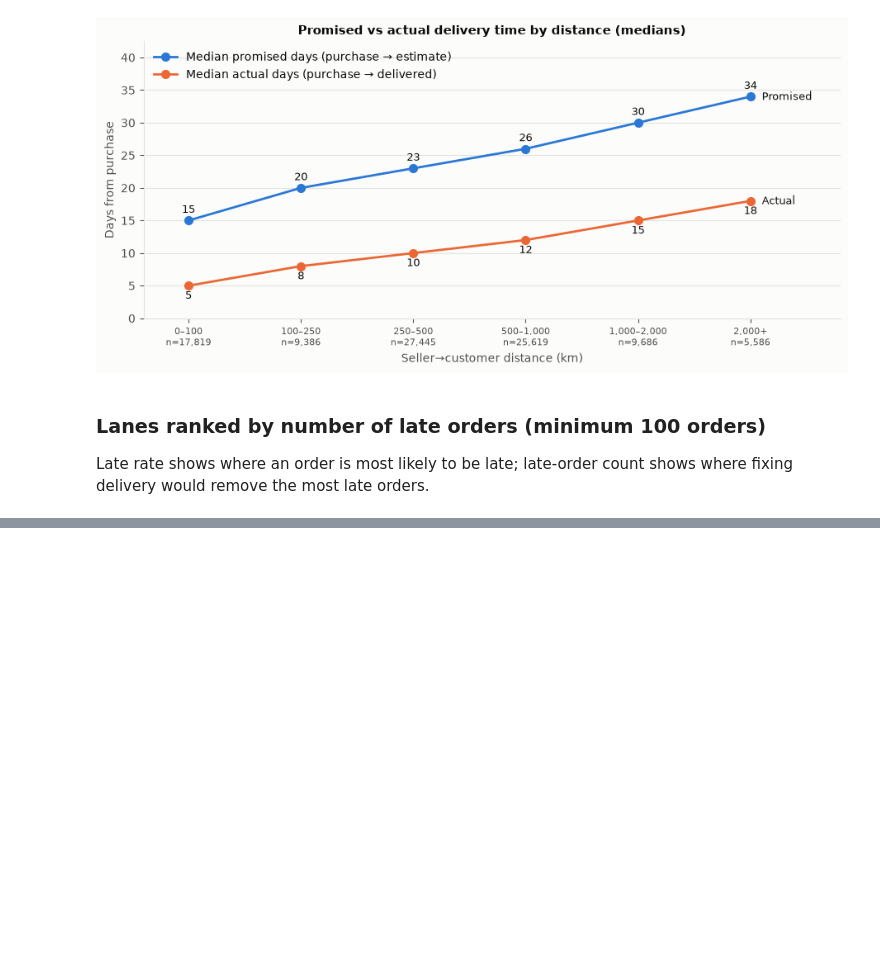
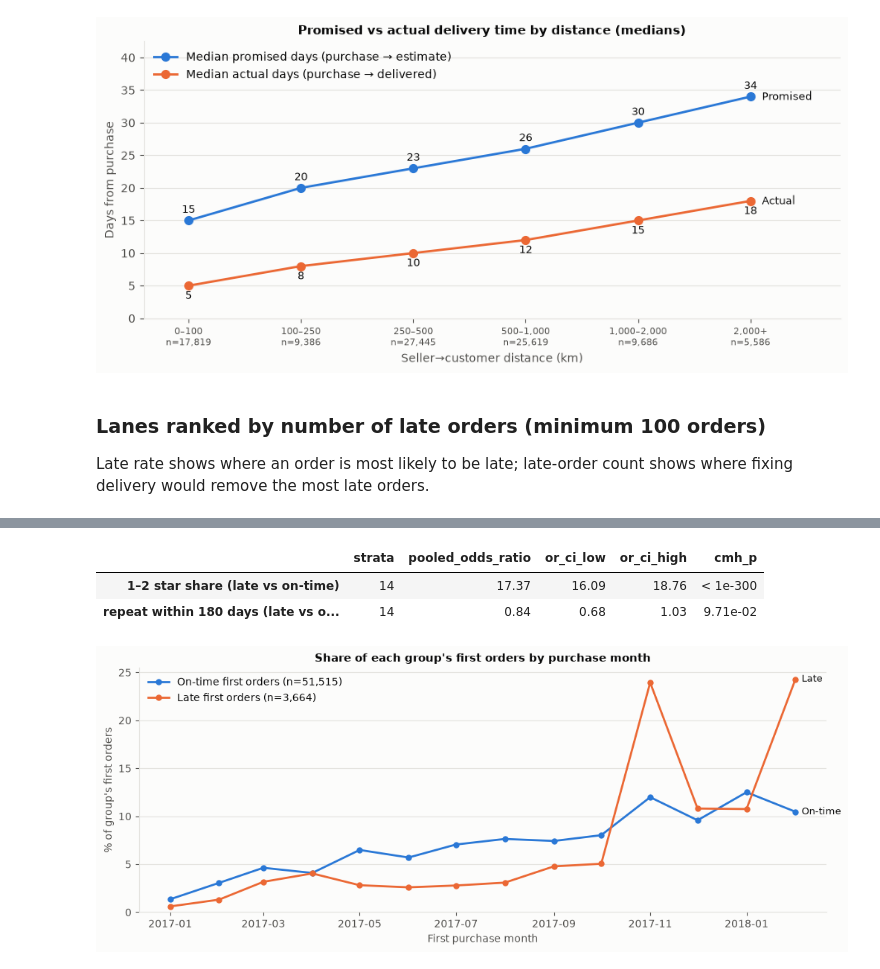
Before and after one commit to DevarshiDave1120-cmd/olist-marketplace-operations-analytics, a Jupyter notebook: notebooks/olist_analysis.ipynb, the cells around one changed output, grey strips where cells are left out. Saved outputs shown, nothing was run; the diff lists cells and outputs as text; code cells hidden in the pictures; blank space fills up the shorter version.

Commit message:
Step 6b: review impact of late first orders
Co-Authored-By: Claude Opus 5.5 <noreply@anthropic.com>

```diff
--- a/notebooks/olist_analysis.ipynb
+++ b/notebooks/olist_analysis.ipynb
@@ -287,0 +381,14 @@ by_count.style.format({"order_count": "{:,}", "late_count": "{:,}", "late_rate":
+# %%
+ct = pd.crosstab(ri.first_purchase_month.dt.strftime("%Y-%m"), ri.is_late)
+chi2, chi_p, dof, _ = stats.chi2_contingency(ct)
+cramers_v = np.sqrt(chi2 / (ct.values.sum() * (min(ct.shape) - 1)))
+print(f"chi-square = {chi2:,.1f}, dof = {dof}, p {'< 1e-300' if chi_p == 0 else f'= {chi_p:.2e}'}, "
+      f"Cramér's V = {cramers_v:.3f}")
+
+mix = pd.DataFrame({
+    "on-time orders": ct[False], "late orders": ct[True],
+    "share of on-time": ct[False] / ct[False].sum(), "share of late": ct[True] / ct[True].sum(),
+    "late rate in month": ct[True] / ct.sum(axis=1)})
+mix.index.name = "first purchase month"
+mix.style.format({"on-time orders": "{:,}", "late orders": "{:,}", "share of on-time": "{:.1%}",
+                  "share of late": "{:.1%}", "late rate in month": "{:.1%}"})
@@ -288,3 +413,46 @@ by_count.style.format({"order_count": "{:,}", "late_count": "{:,}", "late_rate":
+# %%
+def cmh(success, group, strata):
+    tables = []
+    for _, g in pd.DataFrame({"y": success, "g": group, "s": strata}).groupby("s"):
+        t = np.array([[((g.g) & (g.y)).sum(), ((g.g) & (~g.y)).sum()],
+                      [((~g.g) & (g.y)).sum(), ((~g.g) & (~g.y)).sum()]])
+        if (t.sum(axis=1) > 0).all():
+            tables.append(t)
+    st = StratifiedTable(tables)
+    lo, hi = st.oddsratio_pooled_confint()
+    return {"strata": len(tables), "pooled_odds_ratio": st.oddsratio_pooled,
+            "or_ci_low": lo, "or_ci_high": hi, "cmh_p": fmt_p(st.test_null_odds().pvalue)}
+
+month = ri.first_purchase_month.dt.strftime("%Y-%m")
+cmh_tbl = pd.DataFrame([
+    cmh((rv.review_score <= 2).values, rv.is_late.values, month[ri.has_review].values),
+    cmh(ri.repeat_within_180d.values, ri.is_late.values, month.values)],
+    index=["1–2 star share (late vs on-time)", "repeat within 180 days (late vs on-time)"])
+cmh_tbl.style.format({"pooled_odds_ratio": "{:.2f}", "or_ci_low": "{:.2f}", "or_ci_high": "{:.2f}"})
+# %% [output]
+|  | strata | pooled_odds_ratio | or_ci_low | or_ci_high | cmh_p |
+| 1–2 star share (late vs on-time) | 14 | 17.37 | 16.09 | 18.76 | < 1e-300 |
+| repeat within 180 days (late vs o... | 14 | 0.84 | 0.68 | 1.03 | 9.71e-02 |
+# %%
+ORANGE = "#eb6834"
+fig, ax = plt.subplots(figsize=(10, 4), constrained_layout=True)
+xm = pd.to_datetime(mix.index)
+ax.plot(xm, mix["share of on-time"] * 100, color=BLUE, linewidth=2, marker="o", markersize=5,
+        label=f"On-time first orders (n={ct[False].sum():,})")
+ax.plot(xm, mix["share of late"] * 100, color=ORANGE, linewidth=2, marker="o", markersize=5,
+        label=f"Late first orders (n={ct[True].sum():,})")
+for col, colr, name in [("share of on-time", BLUE, "On-time"), ("share of late", ORANGE, "Late")]:
+    ax.annotate(name, (xm[-1], mix[col].iloc[-1] * 100), xytext=(6, 0),
+                textcoords="offset points", va="center", fontsize=9, color=INK)
+ax.set_title("Share of each group's first orders by purchase month")
+ax.set_ylabel("% of group's first orders")
+ax.set_xlabel("First purchase month")
+ax.legend(frameon=False, loc="upper left")
+ax.set_ylim(0, None)
+fig.savefig(IMAGES / "6b_month_mix.png", dpi=150)
+plt.show()
+# %% [output]
+[figure, added]
 # %%
 try:
     conn.cursor().execute("ALTER WAREHOUSE OLIST_WH SUSPEND")  # stop credits now
```
Also changed, not shown: parts of 7 cells of this notebook, 2 other files.
